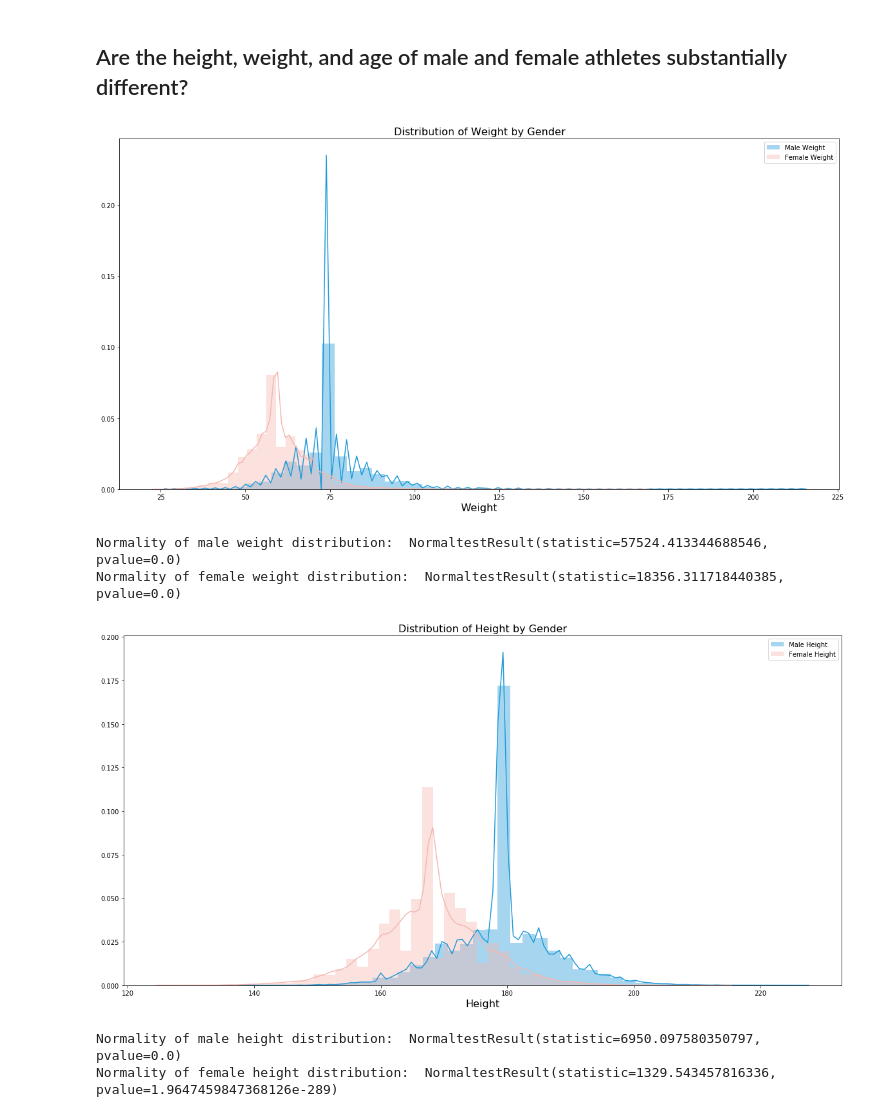
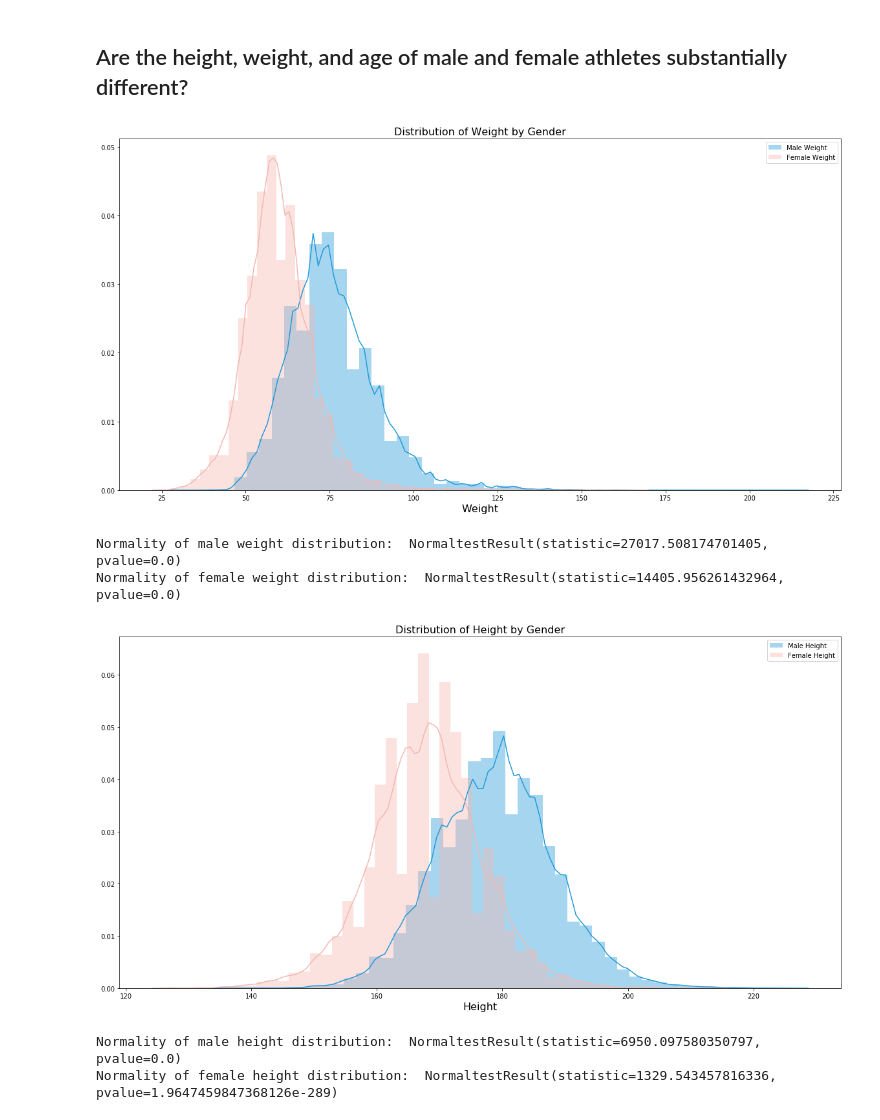
Before and after one commit to huntersapienza/Modern-Olympic-Games-Data-Analysis, a Jupyter notebook: Gender.ipynb, the cells around one changed output. Drawn from its saved outputs; the diff is of its cells as text; code cells hidden in the pictures.

```diff
--- a/Gender.ipynb
+++ b/Gender.ipynb
@@ -45,33 +45,48 @@ female_data.describe()
 | max | 271110.000000 | 135568.000000 | 74.000000 | 213.000000 | 167.000000 | 2016.000000 |
 # %% [markdown]
 ## Are the height, weight, and age of male and female athletes substantially different?
+# %%
+nonnull_data = pd.read_csv('athlete_events.csv')
+nonnull_data.Medal.fillna("None",inplace=True)
+nonnull_age = nonnull_data.drop(nonnull_data[nonnull_data['Age'].isna()==True].index)
+nonnull_weight = nonnull_data.drop(nonnull_data[nonnull_data['Weight'].isna()==True].index)
+nonnull_height = nonnull_data.drop(nonnull_data[nonnull_data['Height'].isna()==True].index)
+
+nonnull_male_age = nonnull_age[nonnull_age.Sex == 'M']
+nonnull_female_age = nonnull_age[nonnull_age.Sex == 'F']
+
+nonnull_male_height = nonnull_height[nonnull_height.Sex == 'M']
+nonnull_female_height = nonnull_height[nonnull_height.Sex == 'F']
+
+nonnull_male_weight = nonnull_weight[nonnull_weight.Sex == 'M']
+nonnull_female_weight = nonnull_weight[nonnull_weight.Sex == 'F']
 # %%
 plt.figure(figsize=(20, 10))
-sns.distplot(male_data['Weight'], label='Male Weight', color='#219AD8')
-sns.distplot(female_data['Weight'], label='Female Weight', color='#F5B7B1')
+sns.distplot(nonnull_male_weight['Weight'], label='Male Weight', color='#219AD8')
+sns.distplot(nonnull_female_weight['Weight'], label='Female Weight', color='#F5B7B1')
 plt.title('Distribution of Weight by Gender', fontsize=16)
 plt.xlabel('Weight', fontsize=16)
 plt.legend()
 plt.show()
 # %% [output]
-[figure, old version]
+[figure, new version]
 # %%
 from scipy import stats
-print('Normality of male weight distribution: ', stats.normaltest(male_data.Weight))
-print('Normality of female weight distribution: ', stats.normaltest(female_data.Weight))
+print('Normality of male weight distribution: ', stats.normaltest(nonnull_male_weight.Weight))
+print('Normality of female weight distribution: ', stats.normaltest(nonnull_female_weight.Weight))
 # %% [output]
-Normality of male weight distribution:  NormaltestResult(statistic=57524.413344688546, pvalue=0.0)
-Normality of female weight distribution:  NormaltestResult(statistic=18356.311718440385, pvalue=0.0)
+Normality of male weight distribution:  NormaltestResult(statistic=27017.508174701405, pvalue=0.0)
+Normality of female weight distribution:  NormaltestResult(statistic=14405.956261432964, pvalue=0.0)
 # %%
 plt.figure(figsize=(20, 10))
-sns.distplot(male_data['Height'], label='Male Height', color='#219AD8')
-sns.distplot(female_data['Height'], label='Female Height', color='#F5B7B1')
+sns.distplot(nonnull_male_height['Height'], label='Male Height', color='#219AD8')
+sns.distplot(nonnull_female_height['Height'], label='Female Height', color='#F5B7B1')
 plt.title('Distribution of Height by Gender', fontsize=16)
 plt.xlabel('Height', fontsize=16)
 plt.legend()
 plt.show()
 # %% [output]
-[figure, old version]
+[figure, new version]
 # %%
 print('Normality of male height distribution: ', stats.normaltest(male_data.Height))
 print('Normality of female height distribution: ', stats.normaltest(female_data.Height))
```
Also changed, not shown: parts of 39 cells of this notebook, 3 other files.
